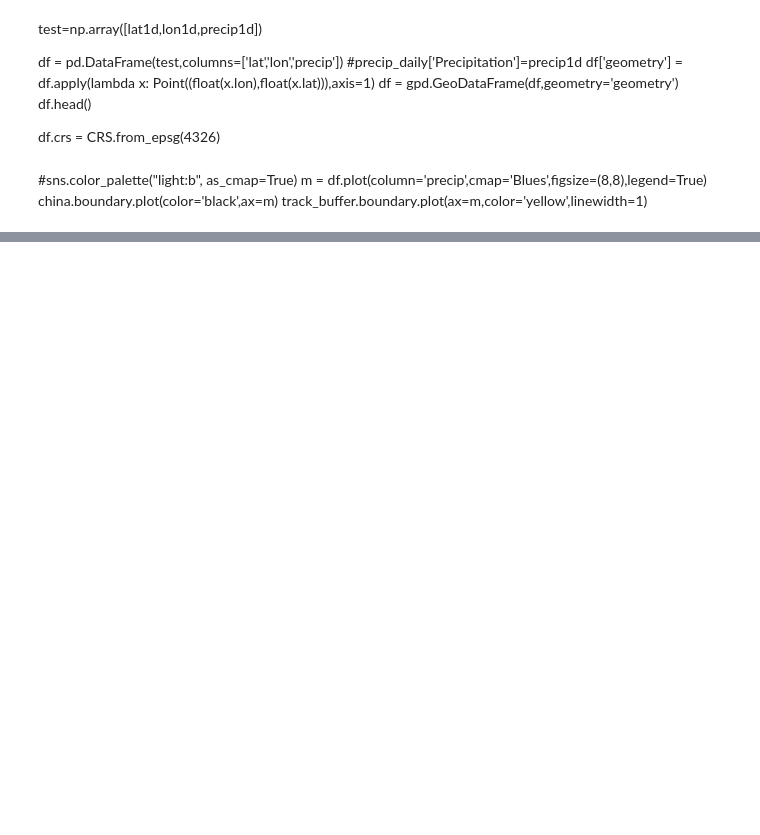
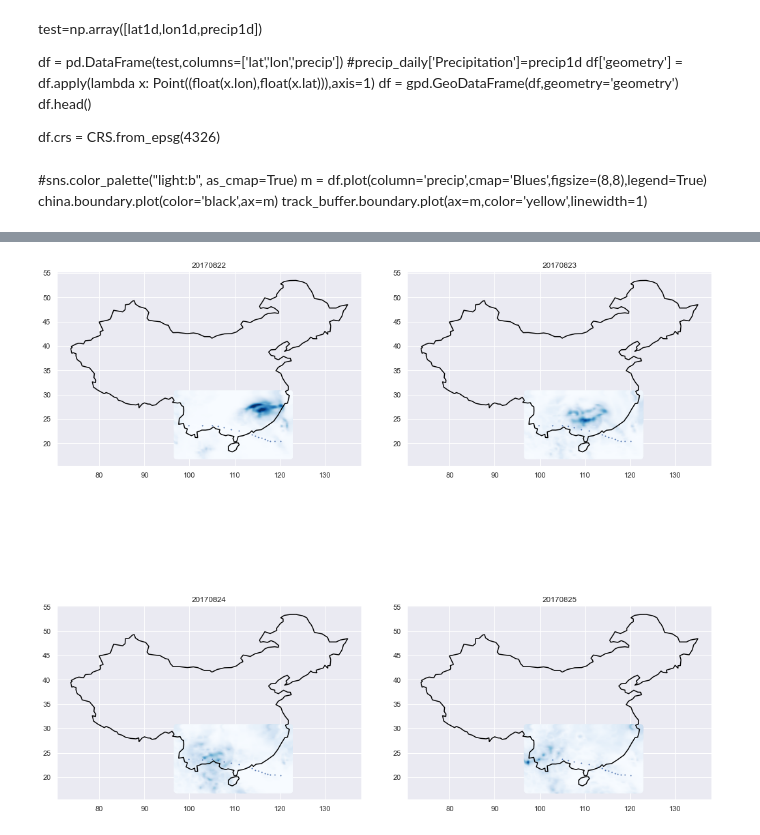
Before and after one commit to luxizhou/Precipitation_Scripts, a Jupyter notebook: Plot_data.ipynb, the cells around one changed output, grey strips where cells are left out. Cells and saved outputs as stored; diff of their text form; code cells hidden in the pictures; blank space fills up the shorter version.

```diff
--- a/Plot_data.ipynb
+++ b/Plot_data.ipynb
@@ -208,0 +260,5 @@ files
+# %%
+%%time
+cmpa_daily['geometry'] = cmpa_daily.apply(lambda x: Point((float(x.lon),float(x.lat))),axis=1)
+cmpa_daily = gpd.GeoDataFrame(cmpa_daily,geometry='geometry')
+cmpa_daily.crs = CRS.from_epsg(init_epsg)
@@ -208,0 +267,19 @@ files
+# %%
+%%time
+fig, axs = plt.subplots(2,2,figsize=(18,18))
+fig.subplots_adjust(hspace =0.1, wspace=0.15)
+axs = axs.ravel()
+jj = 0
+grouped = cmpa_daily.groupby('Time')
+for name, group in grouped:
+    #print(name)
+    m = axs[jj]
+    group.plot(column='cmpa',cmap='Blues',vmin=0,vmax=200,ax=m)
+    china.boundary.plot(color='black',ax=m)
+    track.plot(ax=m,markersize=1)
+    m.title.set_text(name)
+
+    jj = jj+1
+
+fig.savefig('2017_Hato_cmpa.png')
+# %% [output]
@@ -208,0 +287 @@ files
+[figure, added]
```
Also changed, not shown: parts of 20 cells of this notebook, 19 other files.
